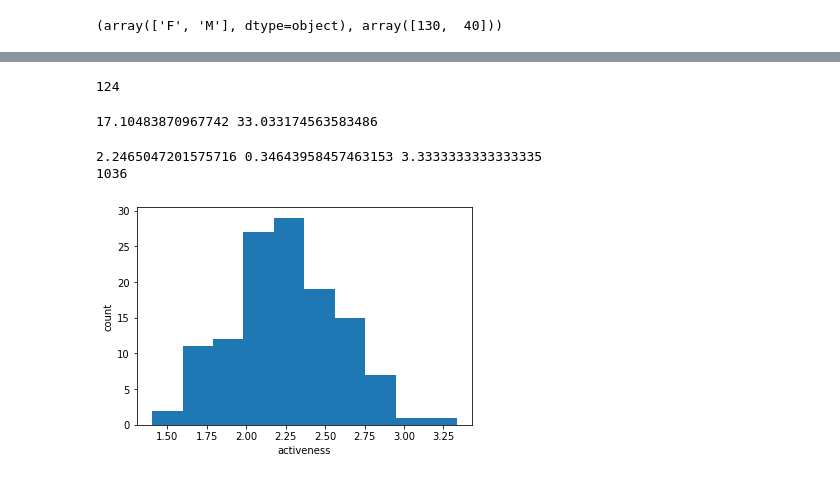
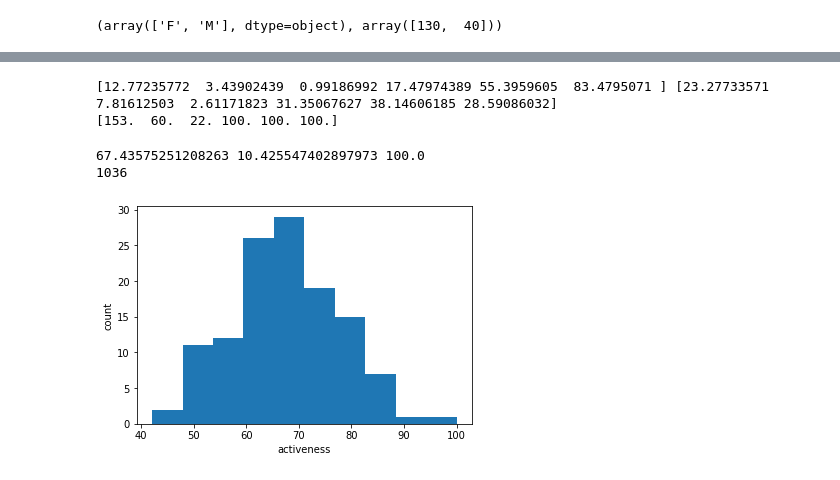
Before and after one commit to Tim3s/PL-teamproject-dataprocessing, a Jupyter notebook: PL_test.ipynb, the cells around one changed output, grey strips where cells are left out. Drawn from its saved outputs; the diff is of its cells as text; code cells hidden in the pictures.

```diff
--- a/PL_test.ipynb
+++ b/PL_test.ipynb
@@ -106,20 +202,19 @@ not enough data: 633
-# %%
-print(len(valid))
-# %% [output]
-124
 # %%
-print(np.mean(num_of_conversation), np.std(num_of_conversation))
+print(np.mean(num_of_conversation, axis=0), np.std(num_of_conversation, axis=0))
+print(np.max(num_of_conversation, axis=0))
 # %% [output]
-17.10483870967742 33.033174563583486
+[12.77235772  3.43902439  0.99186992 17.47974389 55.3959605  83.4795071 ] [23.27733571  7.81612503  2.61171823 31.35067627 38.14606185 28.59086032]
+[153.  60.  22. 100. 100. 100.]
 # %%
+active_input = active_input / np.max(active_input) * 100
 print(np.mean(active_input), np.std(active_input), np.max(active_input))
 print(valid[np.argmax(active_input)])
 plt.hist(active_input)
 plt.xlabel('activeness')
 plt.ylabel('count')
 plt.show()
 # active_input /= np.max(active_input)
 # %% [output]
-2.2465047201575716 0.34643958457463153 3.3333333333333335
+67.43575251208263 10.425547402897973 100.0
 1036
-[figure, old version]
+[figure, new version]
```
Also changed, not shown: parts of 10 cells of this notebook.
